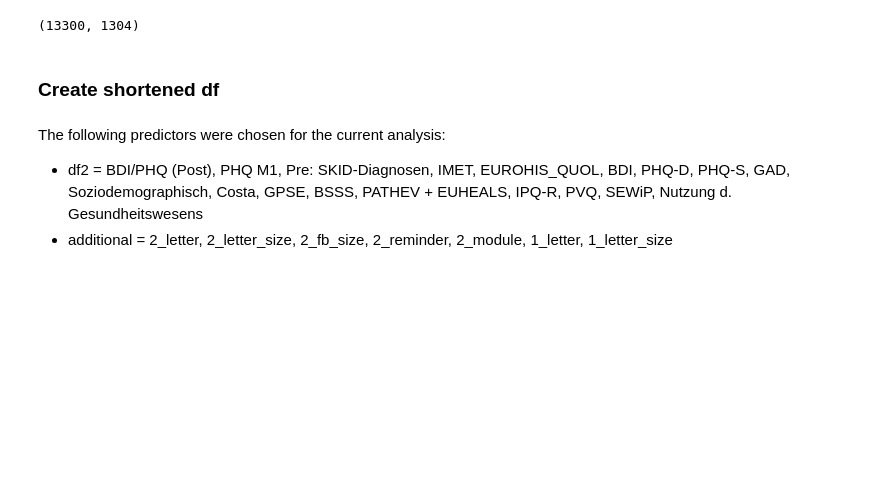
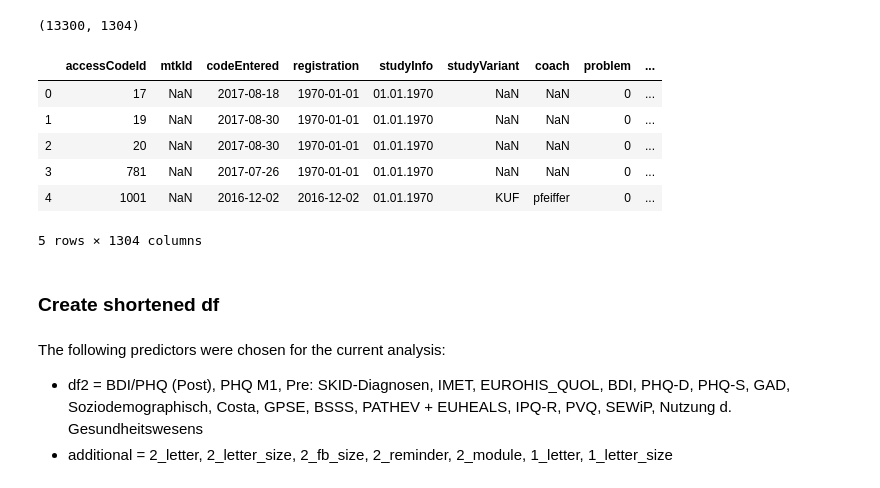
Before and after one commit to leona-ha/Psychotherapy-Outcomes, a Jupyter notebook: notebooks/Earlychange_PHQ_Outcome.ipynb, the cells around one changed output. Cells and saved outputs as stored; diff of their text form; code cells hidden in the pictures; blank space fills up the shorter version.

```diff
--- a/notebooks/Earlychange_PHQ_Outcome.ipynb
+++ b/notebooks/Earlychange_PHQ_Outcome.ipynb
@@ -52,6 +52,16 @@ df.replace (' ', np.nan, inplace=True)
 df.shape
 # %% [output]
 (13300, 1304)
+# %%
+df.head()
+# %% [output]
+|  | accessCodeId | mtkId | codeEntered | registration | studyInfo | studyVariant | coach | problem | ... |
+| 0 | 17 | NaN | 2017-08-18 | 1970-01-01 | 01.01.1970 | NaN | NaN | 0 | ... |
+| 1 | 19 | NaN | 2017-08-30 | 1970-01-01 | 01.01.1970 | NaN | NaN | 0 | ... |
+| 2 | 20 | NaN | 2017-08-30 | 1970-01-01 | 01.01.1970 | NaN | NaN | 0 | ... |
+| 3 | 781 | NaN | 2017-07-26 | 1970-01-01 | 01.01.1970 | NaN | NaN | 0 | ... |
+| 4 | 1001 | NaN | 2016-12-02 | 2016-12-02 | 01.01.1970 | KUF | pfeiffer | 0 | ... |
+5 rows × 1304 columns
 # %% [markdown]
 ### Create shortened df
 # %% [markdown]
```
Also changed, not shown: parts of 16 cells of this notebook, 3 other files.
